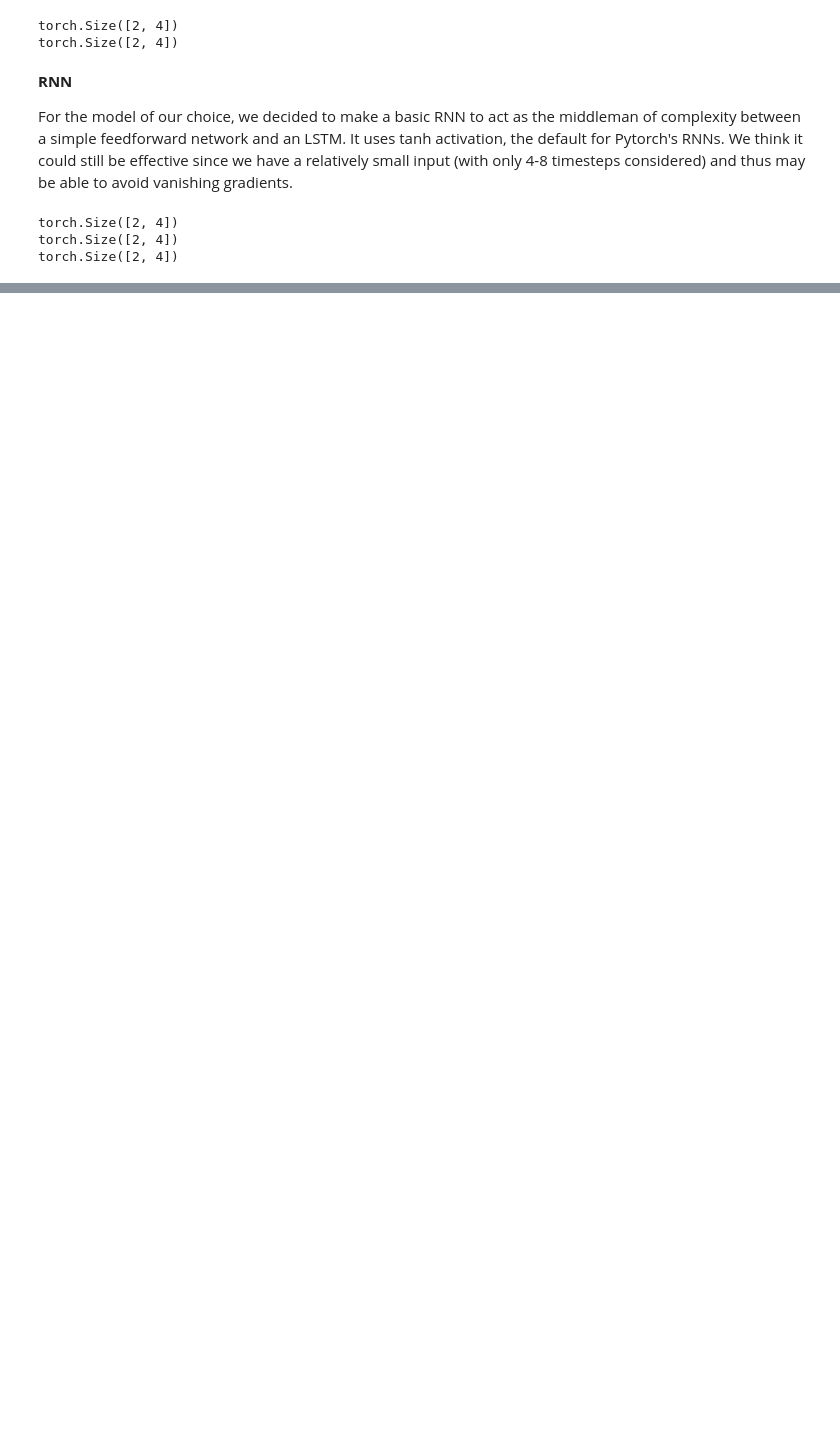
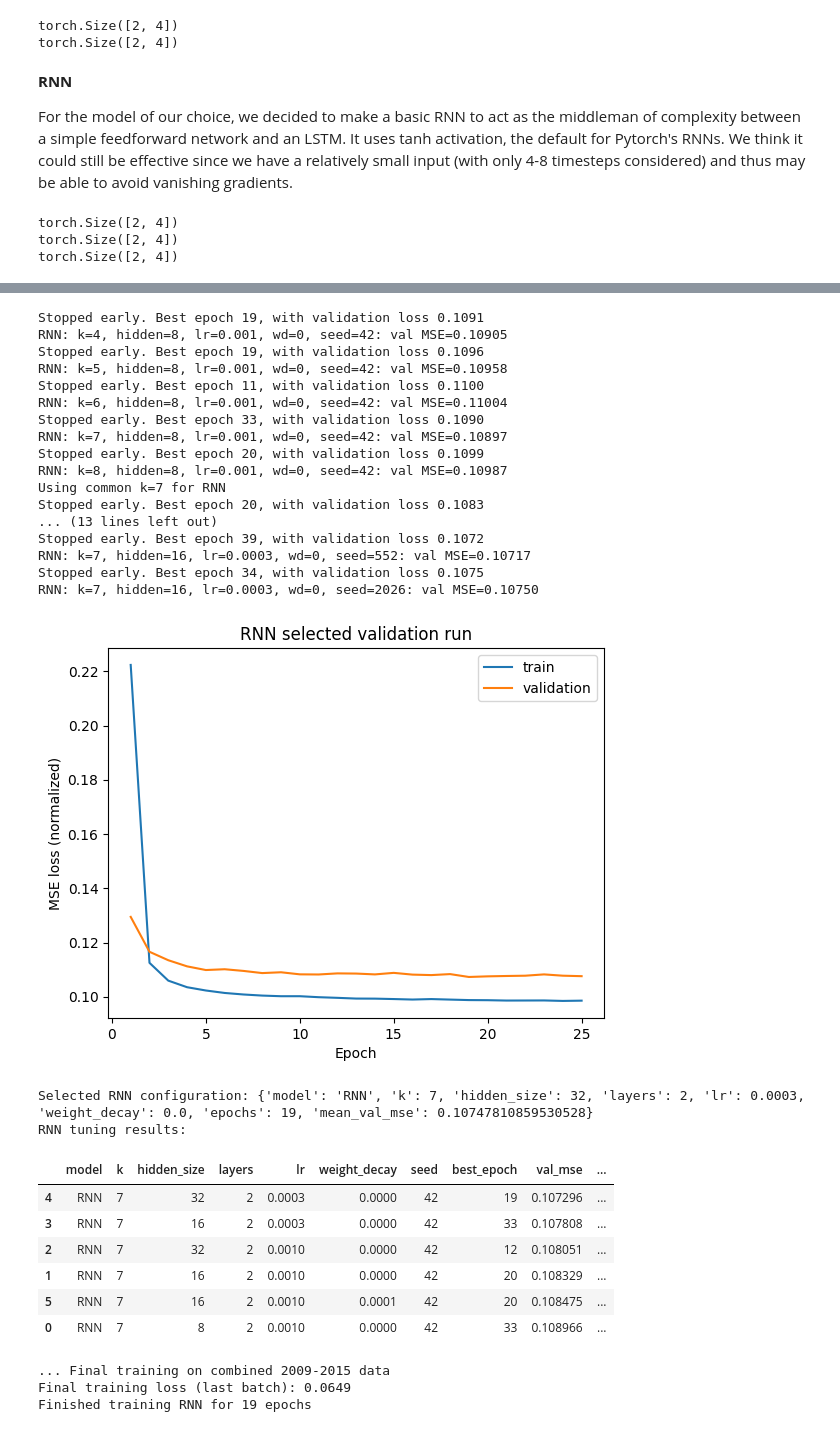
Before and after one commit to Yoonicornn/552-Assignment-2, a Jupyter notebook: ECSE552 W25 Assignment2 part3 Group 5.ipynb, the cells around one changed output, grey strips where cells are left out. Cells and saved outputs as stored; diff of their text form; code cells hidden in the pictures; blank space fills up the shorter version.

```diff
--- a/ECSE552 W25 Assignment2 part3 Group 5.ipynb
+++ b/ECSE552 W25 Assignment2 part3 Group 5.ipynb
@@ -788,0 +1039,41 @@ def display_avg_error_prop(model, x_set, y_set, err_func, name):
+# %%
+# RNN model study
+rnn_config, rnn_k_results, rnn_tuning_results, rnn_confirmation = run_model_study("RNN")
+
+print("RNN tuning results:")
+display(rnn_tuning_results)
+
+# Final training on combined 2009-2015 data
+print("... Final training on combined 2009-2015 data")
+rnn_model = run_full_training(rnn_config)
+# %% [output]
+Stopped early. Best epoch 19, with validation loss 0.1091
+RNN: k=4, hidden=8, lr=0.001, wd=0, seed=42: val MSE=0.10905
+Stopped early. Best epoch 19, with validation loss 0.1096
+RNN: k=5, hidden=8, lr=0.001, wd=0, seed=42: val MSE=0.10958
+Stopped early. Best epoch 11, with validation loss 0.1100
+RNN: k=6, hidden=8, lr=0.001, wd=0, seed=42: val MSE=0.11004
+Stopped early. Best epoch 33, with validation loss 0.1090
+RNN: k=7, hidden=8, lr=0.001, wd=0, seed=42: val MSE=0.10897
+Stopped early. Best epoch 20, with validation loss 0.1099
+RNN: k=8, hidden=8, lr=0.001, wd=0, seed=42: val MSE=0.10987
+Using common k=7 for RNN
+Stopped early. Best epoch 20, with validation loss 0.1083
+... (13 lines left out)
+Stopped early. Best epoch 39, with validation loss 0.1072
+RNN: k=7, hidden=16, lr=0.0003, wd=0, seed=552: val MSE=0.10717
+Stopped early. Best epoch 34, with validation loss 0.1075
+RNN: k=7, hidden=16, lr=0.0003, wd=0, seed=2026: val MSE=0.10750
+[figure, added]
+Selected RNN configuration: {'model': 'RNN', 'k': 7, 'hidden_size': 32, 'layers': 2, 'lr': 0.0003, 'weight_decay': 0.0, 'epochs': 19, 'mean_val_mse': 0.10747810859530528}
+RNN tuning results:
+|  | model | k | hidden_size | layers | lr | weight_decay | seed | best_epoch | val_mse | ... |
+| 4 | RNN | 7 | 32 | 2 | 0.0003 | 0.0000 | 42 | 19 | 0.107296 | ... |
+| 3 | RNN | 7 | 16 | 2 | 0.0003 | 0.0000 | 42 | 33 | 0.107808 | ... |
+| 2 | RNN | 7 | 32 | 2 | 0.0010 | 0.0000 | 42 | 12 | 0.108051 | ... |
+| 1 | RNN | 7 | 16 | 2 | 0.0010 | 0.0000 | 42 | 20 | 0.108329 | ... |
+| 5 | RNN | 7 | 16 | 2 | 0.0010 | 0.0001 | 42 | 20 | 0.108475 | ... |
+| 0 | RNN | 7 | 8 | 2 | 0.0010 | 0.0000 | 42 | 33 | 0.108966 | ... |
+... Final training on combined 2009-2015 data
+Final training loss (last batch): 0.0649
+Finished training RNN for 19 epochs
```
Also changed, not shown: parts of 23 cells of this notebook, 1 other file.
